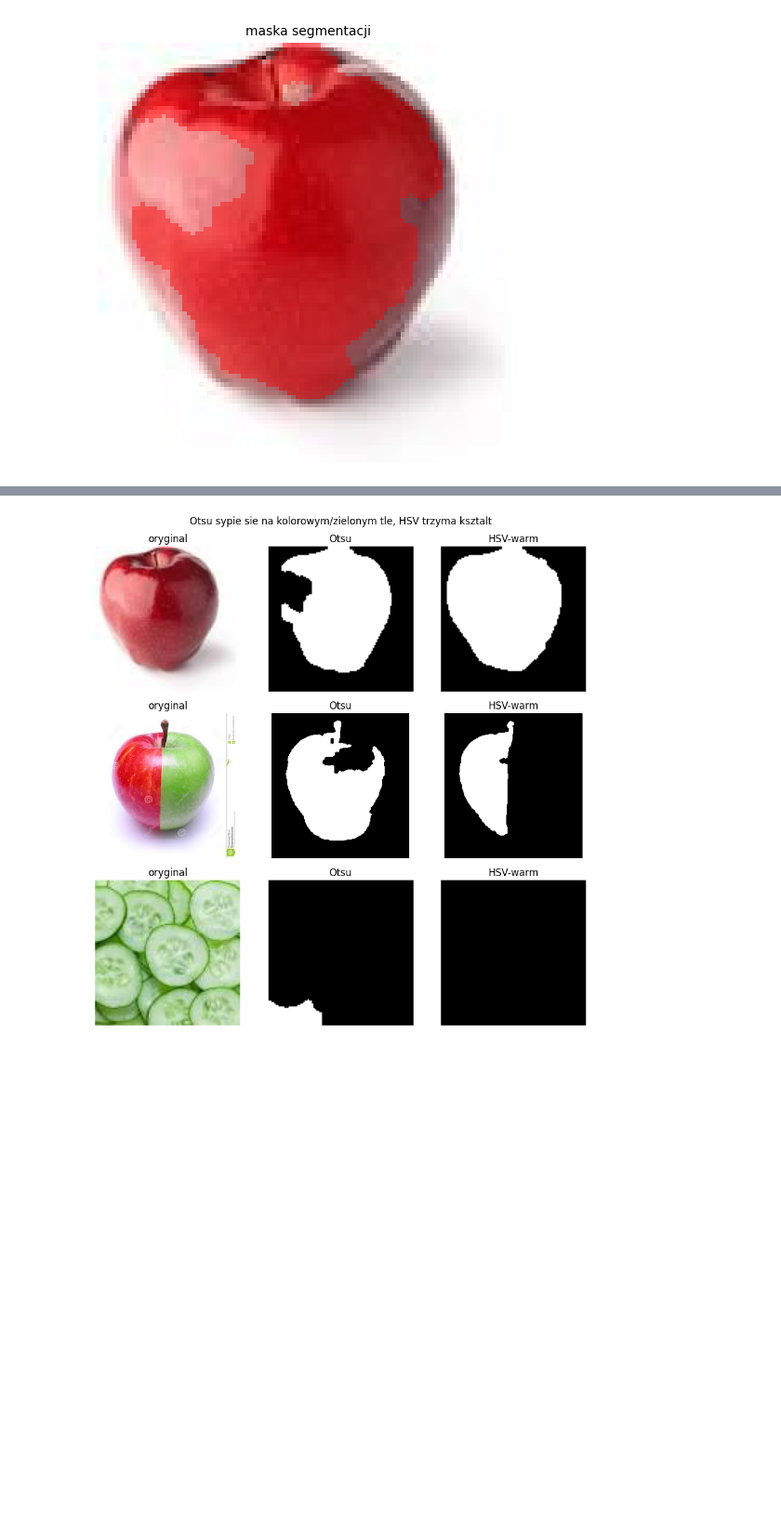
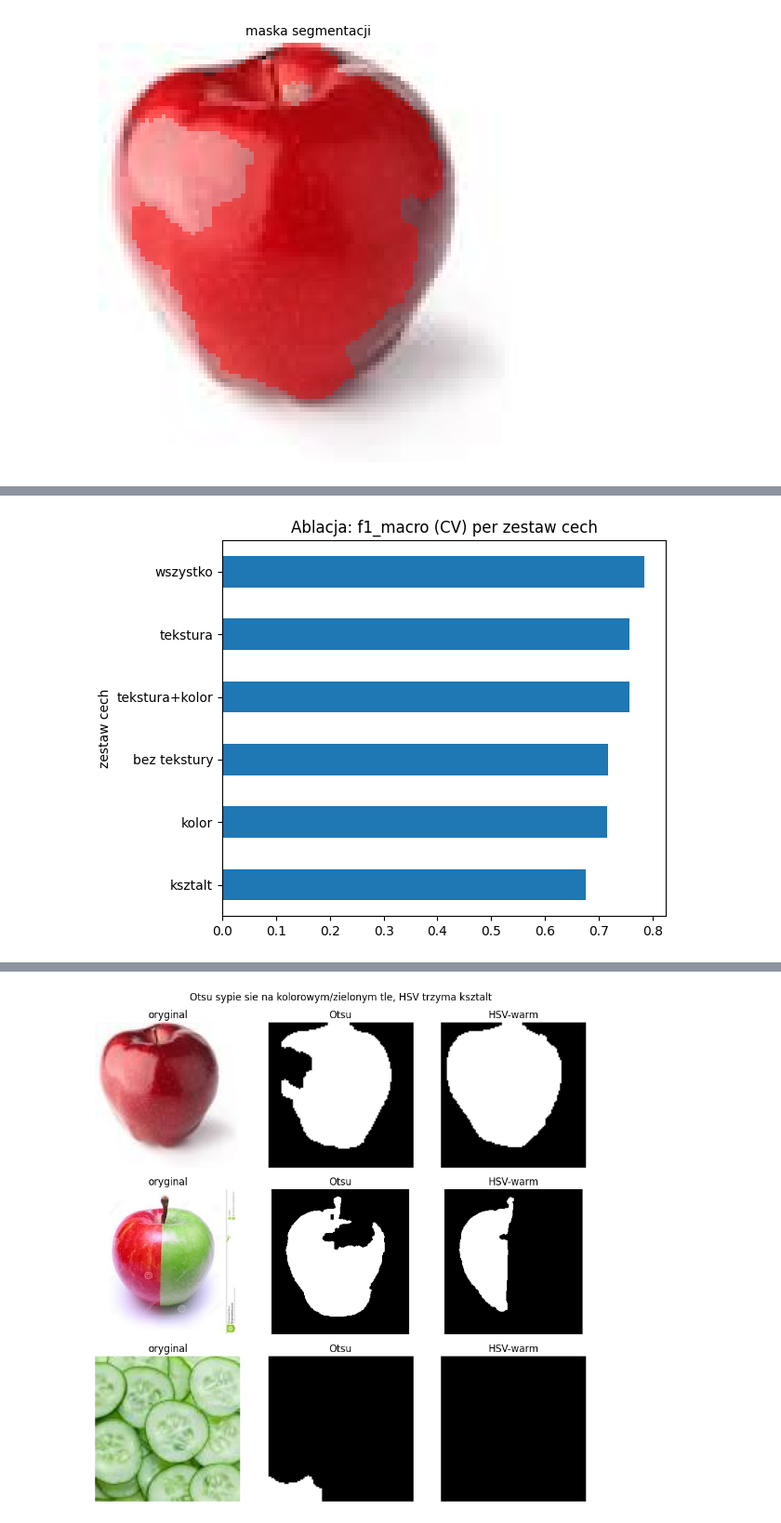
Before and after one commit to Ki3mONo/Computer-Vision-AGH, a Jupyter notebook: lab67/notebooks/project.ipynb, the cells around one changed output, grey strips where cells are left out. Shown at 93% size. Cells and saved outputs as stored; diff of their text form; code cells hidden in the pictures; blank space fills up the shorter version.

```diff
--- a/lab67/notebooks/project.ipynb
+++ b/lab67/notebooks/project.ipynb
@@ -277,0 +144,33 @@ plt.tight_layout(); plt.show()
+# %%
+from sklearn.model_selection import cross_val_score, StratifiedKFold
+
+offsets, start = {}, 0
+for f in USE:
+    n = len(features.feature_names((f,)))
+    offsets[f] = list(range(start, start + n)); start += n
+
+def kolumny(combo):
+    out = []
+    for f in combo:
+        out += offsets[f]
+    return out
+
+skf = StratifiedKFold(5, shuffle=True, random_state=RNG)
+svm = classification.build_models()["svm"]
+zestawy = {
+    "tekstura": ("glcm", "lbp"),
+    "kolor": ("color", "huehist"),
+    "ksztalt": ("shape", "hu", "fourier", "geom", "zernike"),
+    "tekstura+kolor": ("glcm", "lbp", "color", "huehist"),
+    "bez tekstury": ("color", "huehist", "shape", "hu", "fourier", "geom", "zernike"),
+    "wszystko": tuple(USE),
+}
+rows = []
+for nazwa, combo in zestawy.items():
+    cols = kolumny(combo)
+    cv = cross_val_score(svm, X_tr[:, cols], y_train, cv=skf, scoring="f1_macro").mean()
+    est = classification.tune(svm, classification.PARAM_GRIDS["svm"], X_tr[:, cols], y_train).best_estimator_
+    tf = metrics.evaluate(y_test, est.predict(X_te[:, cols]))["f1_macro"]
+    rows.append({"zestaw cech": nazwa, "n_cech": len(cols), "cv_f1": round(cv, 3), "test_f1": round(tf, 3)})
+ablacja = pd.DataFrame(rows).sort_values("cv_f1", ascending=False).reset_index(drop=True)
+ablacja
@@ -277,0 +185,5 @@ plt.tight_layout(); plt.show()
+# %%
+ablacja.set_index("zestaw cech")["cv_f1"].iloc[::-1].plot.barh(title="Ablacja: f1_macro (CV) per zestaw cech")
+plt.tight_layout(); plt.show()
+# %% [output]
+[figure, added]
```
Also changed, not shown: parts of 46 cells of this notebook, 3 other files.
